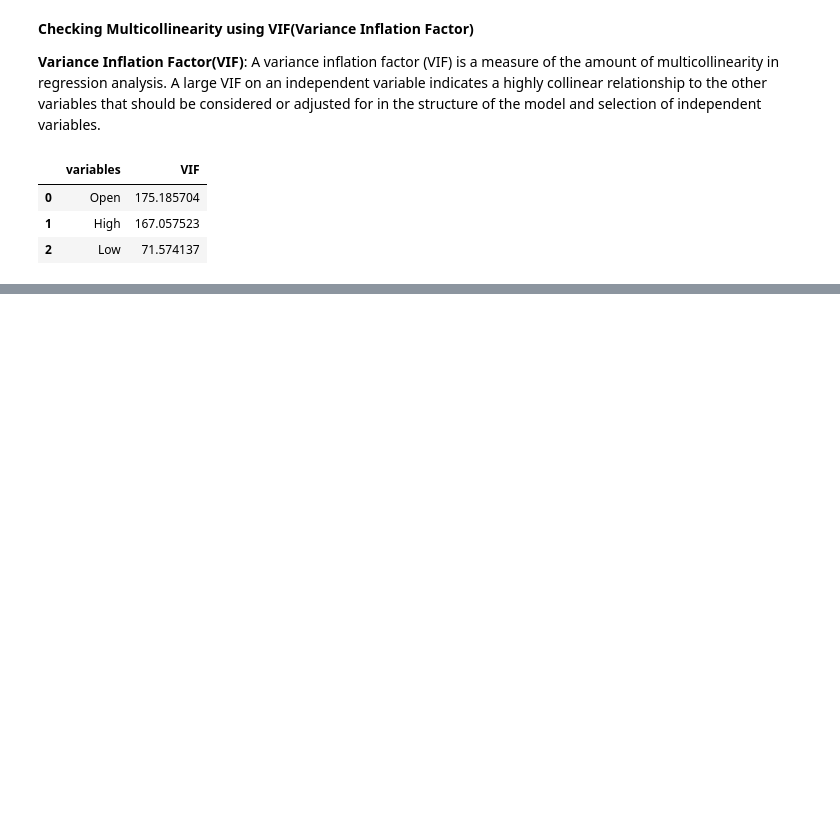
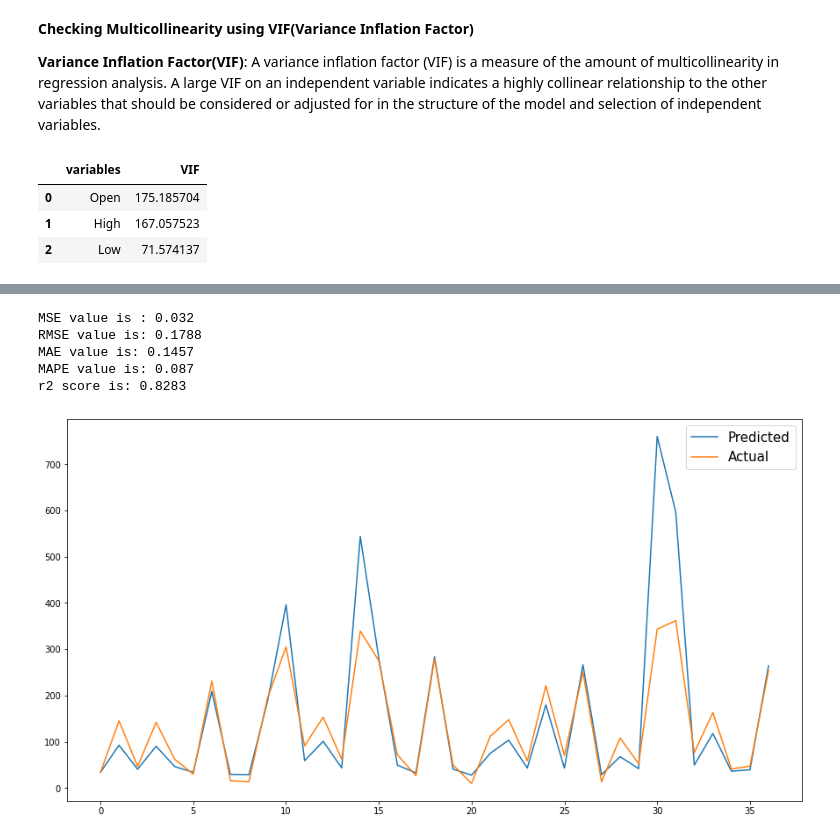
Before and after one commit to Kaushaljha488/-Kaushal-Yes-Bank-Stock-Closing-Price-Prediction, a Jupyter notebook: Kaushal_Yes_Bank_Stock_Closing_Price_Prediction.ipynb, the cells around one changed output, grey strips where cells are left out. Saved outputs shown, nothing was run; the diff lists cells and outputs as text; code cells hidden in the pictures; blank space fills up the shorter version.

Commit message:
Implementing Linear Regression

```diff
--- a/Kaushal_Yes_Bank_Stock_Closing_Price_Prediction.ipynb
+++ b/Kaushal_Yes_Bank_Stock_Closing_Price_Prediction.ipynb
@@ -381,0 +417,4 @@ calculate_vif(df[[i for i in df.describe().columns if i not in ['Date', 'Close']
+# %%
+#Spliting our data into Independent and Dependent variable
+X=df.drop(columns=['Date','Close']).apply(zscore)
+y=np.log10(df['Close'])
@@ -381,0 +427,7 @@ calculate_vif(df[[i for i in df.describe().columns if i not in ['Date', 'Close']
+# %%
+#Creating Trainig and Testing set of our dataset
+X_train, X_test, y_train, y_test=train_test_split(X,y,test_size=0.2,random_state=0)
+print('Shape of X_train Set:',X_train.shape)
+print('Shape of X_test Set:',X_test.shape)
+print('Shape of y_train Set:',y_train.shape)
+print('Shape of y_test Set:',y_test.shape)
@@ -381,0 +442,3 @@ calculate_vif(df[[i for i in df.describe().columns if i not in ['Date', 'Close']
+# %%
+regressor=LinearRegression()
+regressor_model=regressor.fit(X_train,y_train)
@@ -381,0 +463,3 @@ calculate_vif(df[[i for i in df.describe().columns if i not in ['Date', 'Close']
+# %%
+y_pred=regressor.predict(X_test)
+y_pred
@@ -381,0 +485,22 @@ calculate_vif(df[[i for i in df.describe().columns if i not in ['Date', 'Close']
+# %%
+#Checking the Test performance of Linear Regression Model.
+print('MSE value is :', round(mean_squared_error(y_test,y_pred),4))
+print('RMSE value is:',round(np.sqrt(mean_squared_error(y_test,y_pred)),4))
+print('MAE value is:',round(mean_absolute_error(y_test,y_pred),4))
+print('MAPE value is:',round(mean_absolute_percentage_error(y_test,y_pred),4))
+print('r2 score is:',round(r2_score(y_test,y_pred),4))
+# %% [output]
+MSE value is : 0.032
+RMSE value is: 0.1788
+MAE value is: 0.1457
+MAPE value is: 0.087
+r2 score is: 0.8283
+# %%
+#Visuallizing actual vs predicted
+plt.figure(figsize=(15,8))
+plt.plot(10**(y_pred))
+plt.plot(10**(np.array(y_test)))
+plt.legend(['Predicted','Actual'],fontsize=15)
+plt.show()
+# %% [output]
+[figure, added]
```
Also changed, not shown: parts of 17 cells of this notebook.
